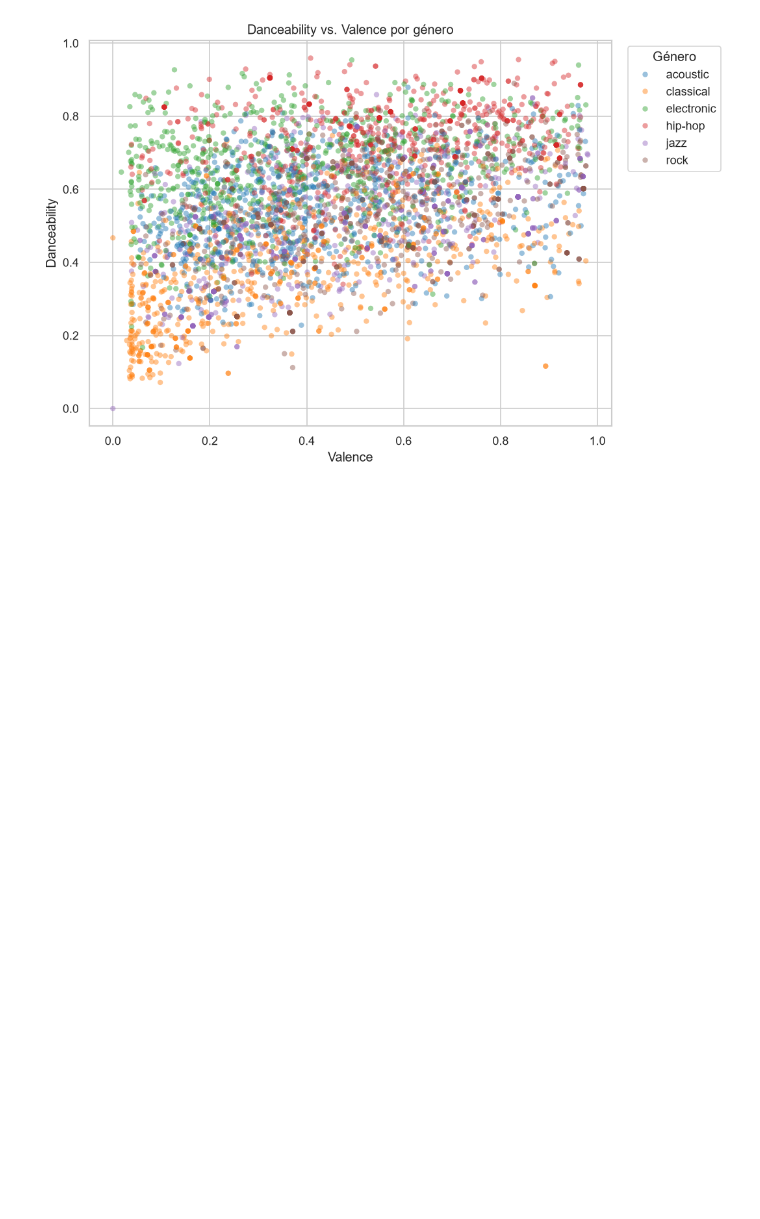
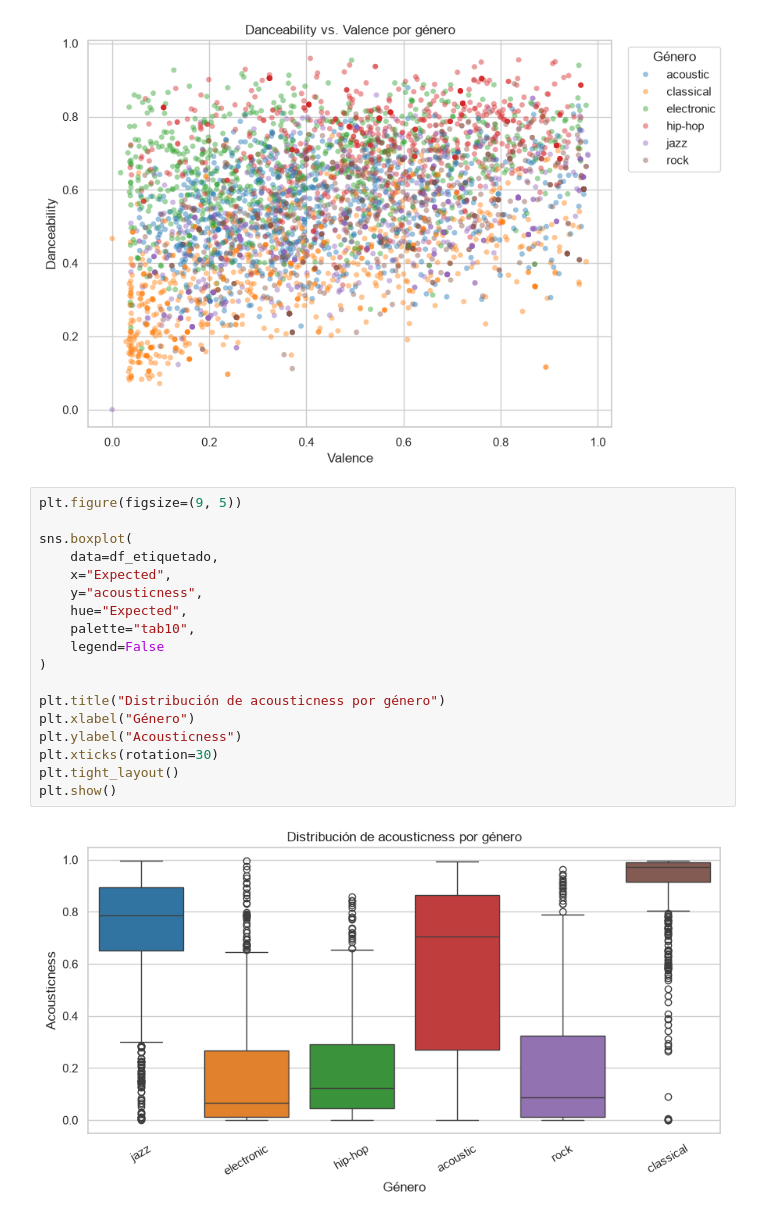
Before and after one commit to lourdesMV/TD6-TP2, a Jupyter notebook: spotify.ipynb, the cells around one changed output. Saved outputs shown, nothing was run; the diff lists cells and outputs as text; blank space fills up the shorter version.

```diff
--- a/spotify.ipynb
+++ b/spotify.ipynb
@@ -202,3 +202,23 @@ plt.tight_layout()
 plt.show()
 # %% [output]
 [figure]
+# %%
+plt.figure(figsize=(9, 5))
+
+sns.boxplot(
+    data=df_etiquetado,
+    x="Expected",
+    y="acousticness",
+    hue="Expected",
+    palette="tab10",
+    legend=False
+)
+
+plt.title("Distribución de acousticness por género")
+plt.xlabel("Género")
+plt.ylabel("Acousticness")
+plt.xticks(rotation=30)
+plt.tight_layout()
+plt.show()
+# %% [output]
+[figure, added]
```
Also changed, not shown: parts of 6 cells of this notebook.
